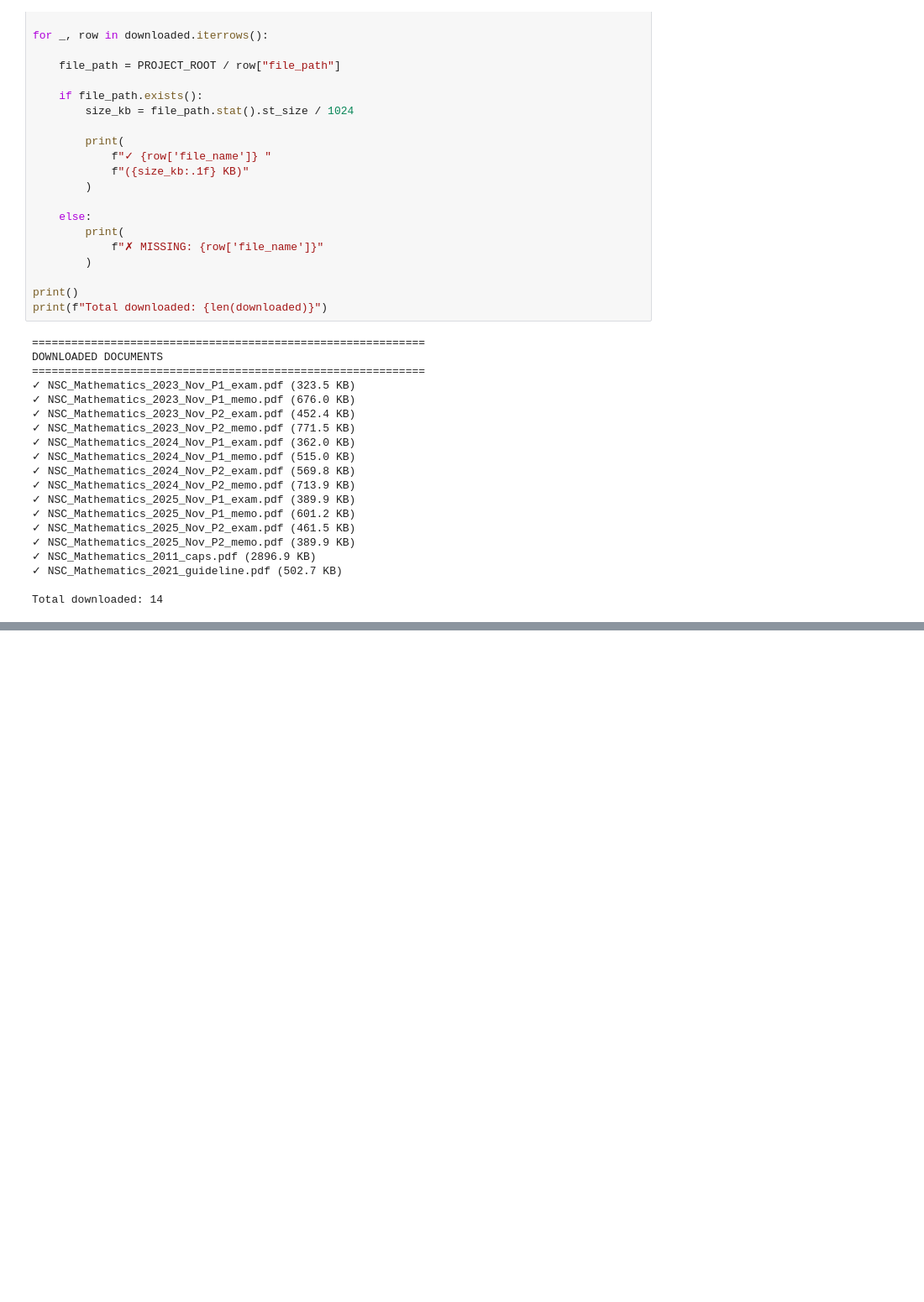
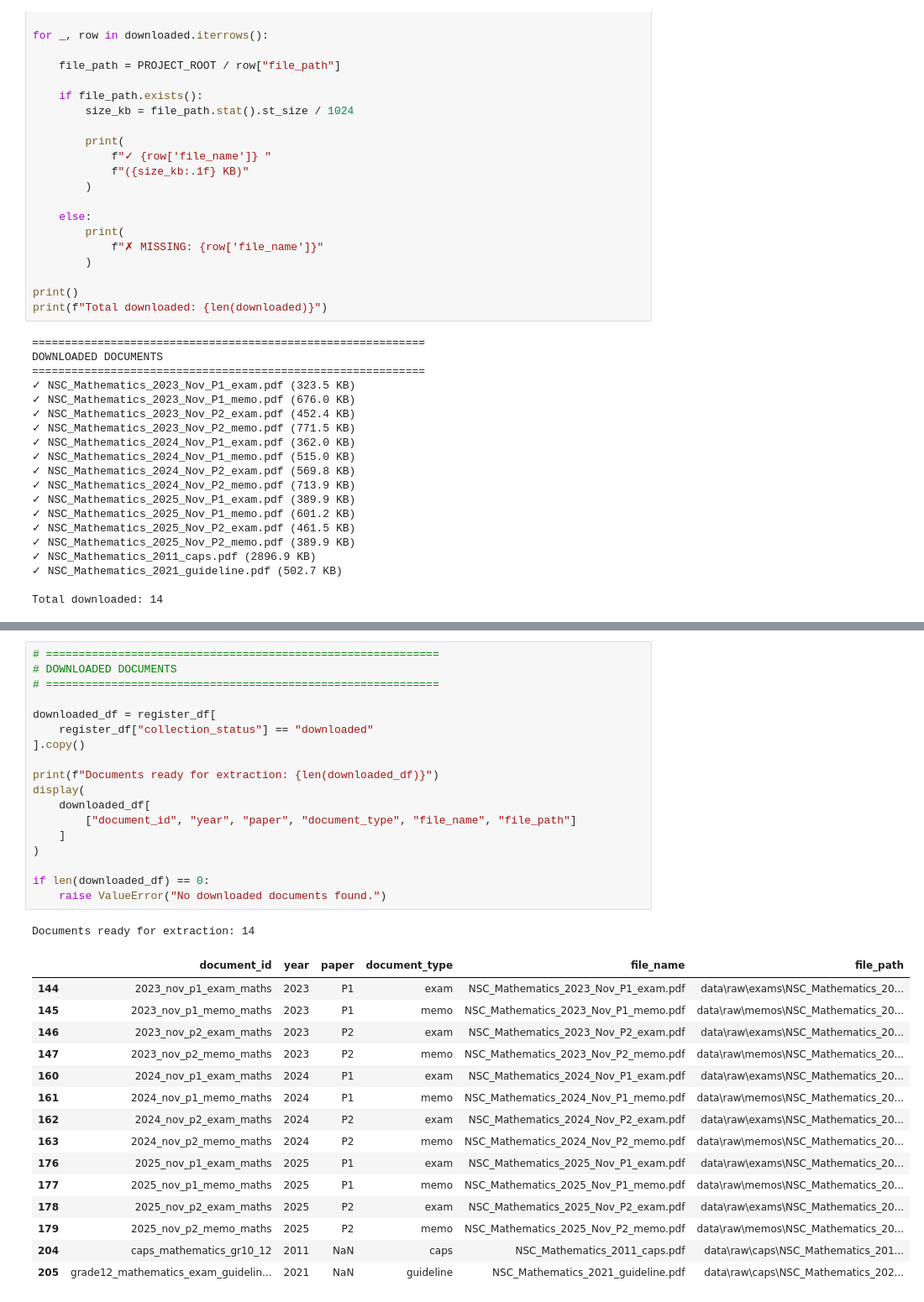
Before and after one commit to x892-boarberge/Matric-Maths-Exam-Intelligence, a Jupyter notebook: docs/02_Document_Collection_and_Extraction.ipynb, the cells around one changed output, grey strips where cells are left out. Shown at 84% size. Drawn from its saved outputs; the diff is of its cells as text; blank space fills up the shorter version.

Commit message:
data collection  and extraction done

```diff
--- a/docs/02_Document_Collection_and_Extraction.ipynb
+++ b/docs/02_Document_Collection_and_Extraction.ipynb
@@ -835,0 +882,35 @@ Total downloaded: 14
+# %%
+# ============================================================
+# DOWNLOADED DOCUMENTS
+# ============================================================
+
+downloaded_df = register_df[
+    register_df["collection_status"] == "downloaded"
+].copy()
+
+print(f"Documents ready for extraction: {len(downloaded_df)}")
+display(
+    downloaded_df[
+        ["document_id", "year", "paper", "document_type", "file_name", "file_path"]
+    ]
+)
+
+if len(downloaded_df) == 0:
+    raise ValueError("No downloaded documents found.")
+# %% [output]
+Documents ready for extraction: 14
+|  | document_id | year | paper | document_type | file_name | file_path |
+| 144 | 2023_nov_p1_exam_maths | 2023 | P1 | exam | NSC_Mathematics_2023_Nov_P1_exam.pdf | data\raw\exams\NSC_Mathematics_20... |
+| 145 | 2023_nov_p1_memo_maths | 2023 | P1 | memo | NSC_Mathematics_2023_Nov_P1_memo.pdf | data\raw\memos\NSC_Mathematics_20... |
+| 146 | 2023_nov_p2_exam_maths | 2023 | P2 | exam | NSC_Mathematics_2023_Nov_P2_exam.pdf | data\raw\exams\NSC_Mathematics_20... |
+| 147 | 2023_nov_p2_memo_maths | 2023 | P2 | memo | NSC_Mathematics_2023_Nov_P2_memo.pdf | data\raw\memos\NSC_Mathematics_20... |
+| 160 | 2024_nov_p1_exam_maths | 2024 | P1 | exam | NSC_Mathematics_2024_Nov_P1_exam.pdf | data\raw\exams\NSC_Mathematics_20... |
+| 161 | 2024_nov_p1_memo_maths | 2024 | P1 | memo | NSC_Mathematics_2024_Nov_P1_memo.pdf | data\raw\memos\NSC_Mathematics_20... |
+| 162 | 2024_nov_p2_exam_maths | 2024 | P2 | exam | NSC_Mathematics_2024_Nov_P2_exam.pdf | data\raw\exams\NSC_Mathematics_20... |
+| 163 | 2024_nov_p2_memo_maths | 2024 | P2 | memo | NSC_Mathematics_2024_Nov_P2_memo.pdf | data\raw\memos\NSC_Mathematics_20... |
+| 176 | 2025_nov_p1_exam_maths | 2025 | P1 | exam | NSC_Mathematics_2025_Nov_P1_exam.pdf | data\raw\exams\NSC_Mathematics_20... |
+| 177 | 2025_nov_p1_memo_maths | 2025 | P1 | memo | NSC_Mathematics_2025_Nov_P1_memo.pdf | data\raw\memos\NSC_Mathematics_20... |
+| 178 | 2025_nov_p2_exam_maths | 2025 | P2 | exam | NSC_Mathematics_2025_Nov_P2_exam.pdf | data\raw\exams\NSC_Mathematics_20... |
+| 179 | 2025_nov_p2_memo_maths | 2025 | P2 | memo | NSC_Mathematics_2025_Nov_P2_memo.pdf | data\raw\memos\NSC_Mathematics_20... |
+| 204 | caps_mathematics_gr10_12 | 2011 | NaN | caps | NSC_Mathematics_2011_caps.pdf | data\raw\caps\NSC_Mathematics_201... |
+| 205 | grade12_mathematics_exam_guidelin... | 2021 | NaN | guideline | NSC_Mathematics_2021_guideline.pdf | data\raw\caps\NSC_Mathematics_202... |
```
Also changed, not shown: parts of 17 cells of this notebook, 17 other files.
